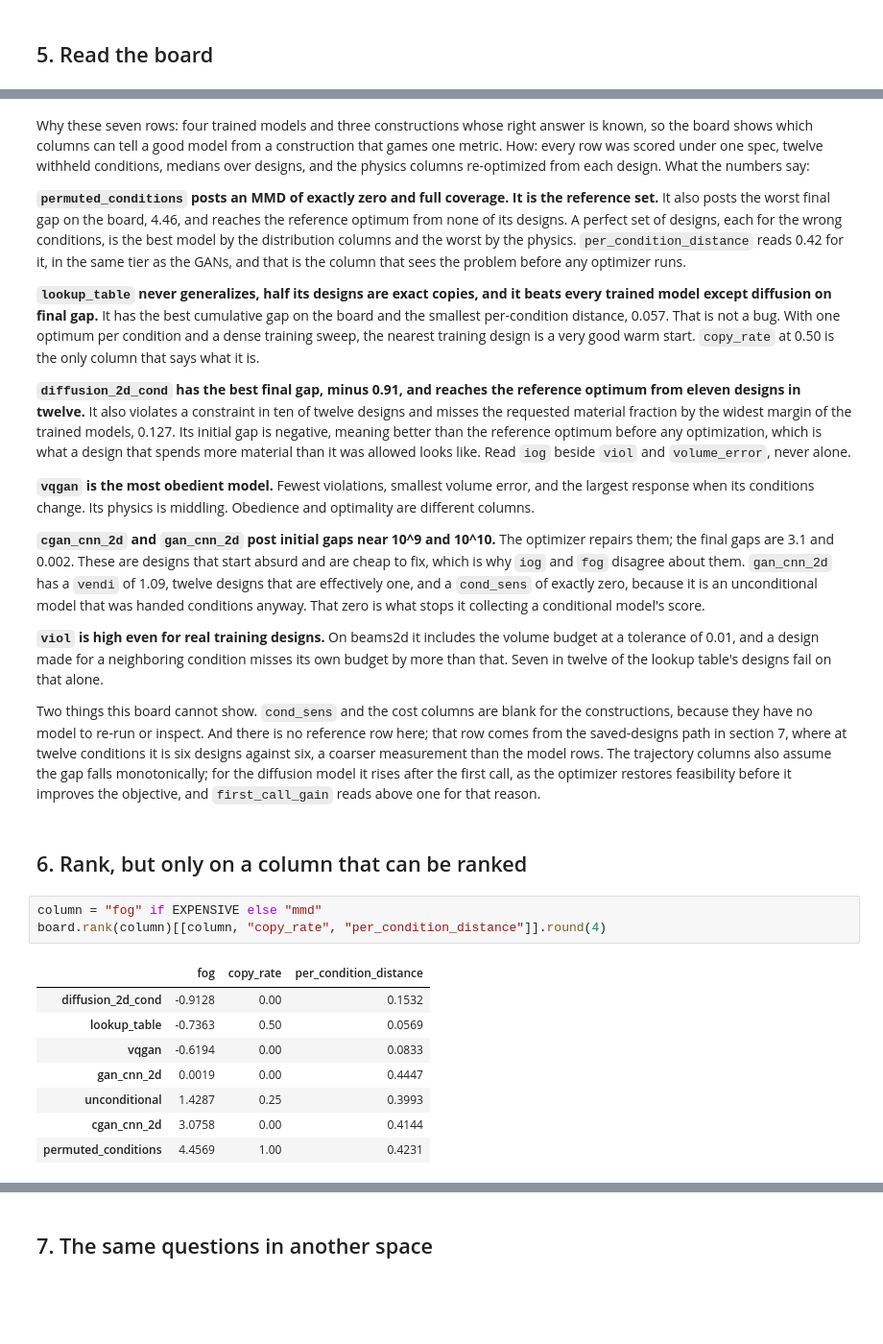
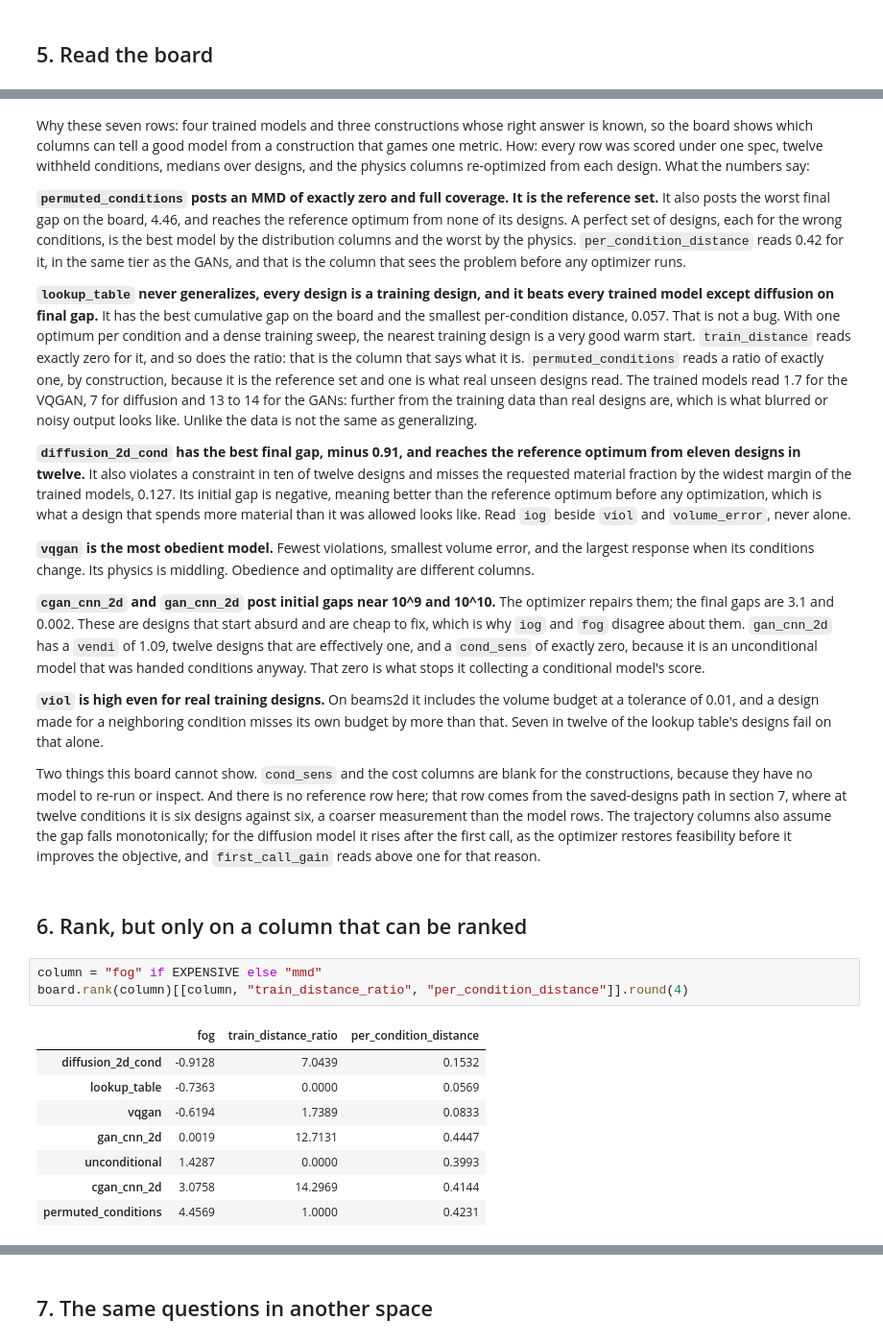
Before and after one commit to IDEALLab/EngiOpt, a Jupyter notebook: example_metrics_suite.ipynb, the cells around one changed output, grey strips where cells are left out. Shown at 96% size. Saved outputs shown, nothing was run; the diff lists cells and outputs as text; blank space fills up the shorter version.

```diff
--- a/example_metrics_suite.ipynb
+++ b/example_metrics_suite.ipynb
@@ -224,11 +224,16 @@ wrong conditions, is the best model by the distribution columns and the worst by
 physics. `per_condition_distance` reads 0.42 for it, in the same tier as the GANs, and
 that is the column that sees the problem before any optimizer runs.
 
-**`lookup_table` never generalizes, half its designs are exact copies, and it beats
+**`lookup_table` never generalizes, every design is a training design, and it beats
 every trained model except diffusion on final gap.** It has the best cumulative gap on
 the board and the smallest per-condition distance, 0.057. That is not a bug. With one
 optimum per condition and a dense training sweep, the nearest training design is a very
-good warm start. `copy_rate` at 0.50 is the only column that says what it is.
+good warm start. `train_distance` reads exactly zero for it, and so does the ratio: that
+is the column that says what it is. `permuted_conditions` reads a ratio of exactly one,
+by construction, because it is the reference set and one is what real unseen designs
+read. The trained models read 1.7 for the VQGAN, 7 for diffusion and 13 to 14 for the
+GANs: further from the training data than real designs are, which is what blurred or
+noisy output looks like. Unlike the data is not the same as generalizing.
 
 **`diffusion_2d_cond` has the best final gap, minus 0.91, and reaches the reference
 optimum from eleven designs in twelve.** It also violates a constraint in ten of twelve
@@ -264,15 +269,15 @@ improves the objective, and `first_call_gain` reads above one for that reason.
 ## 6. Rank, but only on a column that can be ranked
 # %%
 column = "fog" if EXPENSIVE else "mmd"
-board.rank(column)[[column, "copy_rate", "per_condition_distance"]].round(4)
+board.rank(column)[[column, "train_distance_ratio", "per_condition_distance"]].round(4)
 # %% [output]
-|  | fog | copy_rate | per_condition_distance |
-| diffusion_2d_cond | -0.9128 | 0.00 | 0.1532 |
-| lookup_table | -0.7363 | 0.50 | 0.0569 |
-| vqgan | -0.6194 | 0.00 | 0.0833 |
-| gan_cnn_2d | 0.0019 | 0.00 | 0.4447 |
-| unconditional | 1.4287 | 0.25 | 0.3993 |
-| cgan_cnn_2d | 3.0758 | 0.00 | 0.4144 |
-| permuted_conditions | 4.4569 | 1.00 | 0.4231 |
+|  | fog | train_distance_ratio | per_condition_distance |
+| diffusion_2d_cond | -0.9128 | 7.0439 | 0.1532 |
+| lookup_table | -0.7363 | 0.0000 | 0.0569 |
+| vqgan | -0.6194 | 1.7389 | 0.0833 |
+| gan_cnn_2d | 0.0019 | 12.7131 | 0.4447 |
+| unconditional | 1.4287 | 0.0000 | 0.3993 |
+| cgan_cnn_2d | 3.0758 | 14.2969 | 0.4144 |
+| permuted_conditions | 4.4569 | 1.0000 | 0.4231 |
 # %%
 try:
```
Also changed, not shown: parts of 5 cells of this notebook, 26 other files.
